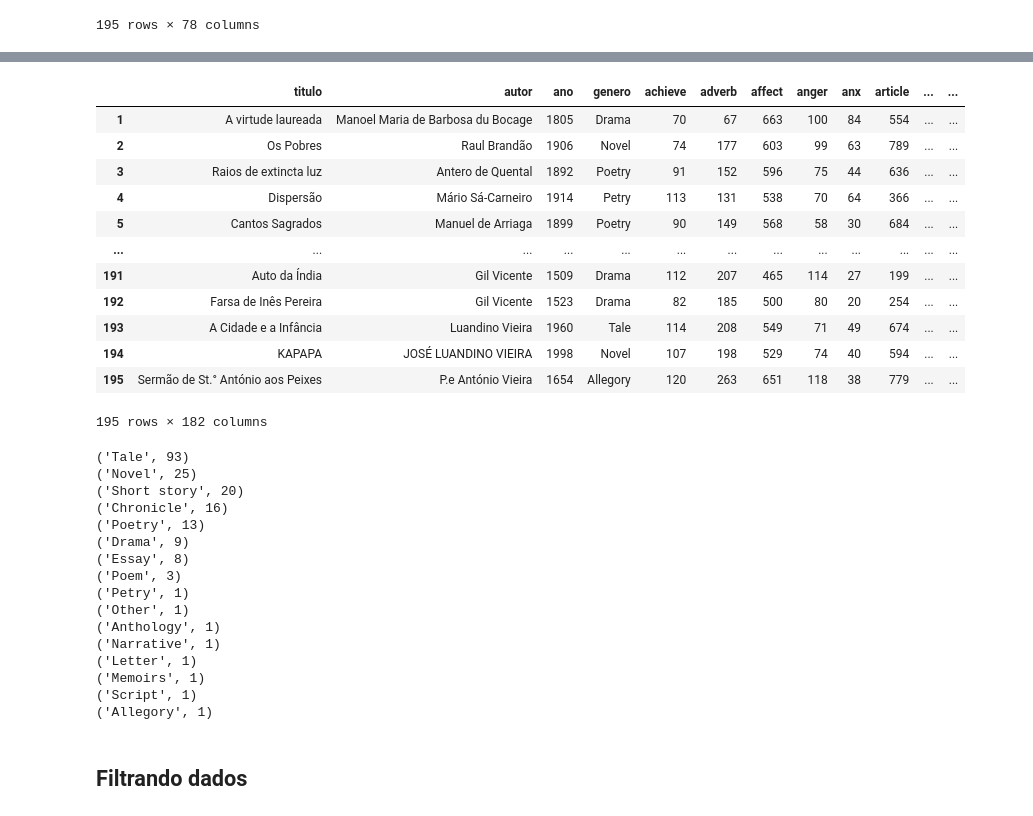
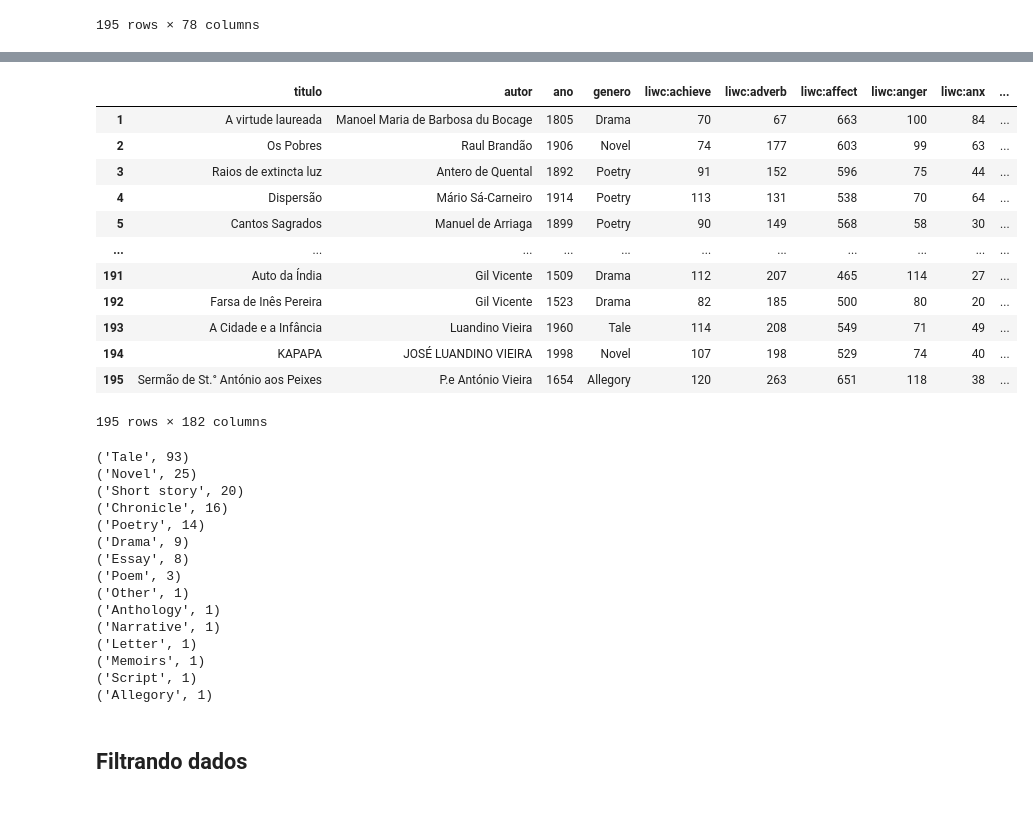
Before and after one commit to mtarcinalli/generos-literarios-bdcamoes, a Jupyter notebook: 04_combinado_rf.ipynb, the cells around one changed output, grey strips where cells are left out. Saved outputs shown, nothing was run; the diff lists cells and outputs as text; code cells hidden in the pictures.

```diff
--- a/04_combinado_rf.ipynb
+++ b/04_combinado_rf.ipynb
@@ -65,19 +116,19 @@ dfTags.iloc[:,3:82]
 # %%
-df1 = pd.concat([dfLiwc, dfTags.iloc[:,3:82], dfUdep.iloc[:,4:196]], axis=1)
+df1 = pd.concat([dfLiwc.iloc[:,0:4], dfLiwc.iloc[:,4:].add_prefix('liwc:'), dfTags.iloc[:,3:].add_prefix('postagger:'), dfUdep.iloc[:,4:].add_prefix('ud:')], axis=1)
 df1
 # %% [output]
-|  | titulo | autor | ano | genero | achieve | adverb | affect | anger | anx | article | ... | ... |
-| 1 | A virtude laureada | Manoel Maria de Barbosa du Bocage | 1805 | Drama | 70 | 67 | 663 | 100 | 84 | 554 | ... | ... |
-| 2 | Os Pobres | Raul Brandão | 1906 | Novel | 74 | 177 | 603 | 99 | 63 | 789 | ... | ... |
-| 3 | Raios de extincta luz | Antero de Quental | 1892 | Poetry | 91 | 152 | 596 | 75 | 44 | 636 | ... | ... |
-| 4 | Dispersão | Mário Sá-Carneiro | 1914 | Petry | 113 | 131 | 538 | 70 | 64 | 366 | ... | ... |
-| 5 | Cantos Sagrados | Manuel de Arriaga | 1899 | Poetry | 90 | 149 | 568 | 58 | 30 | 684 | ... | ... |
-| ... | ... | ... | ... | ... | ... | ... | ... | ... | ... | ... | ... | ... |
-| 191 | Auto da Índia | Gil Vicente | 1509 | Drama | 112 | 207 | 465 | 114 | 27 | 199 | ... | ... |
-| 192 | Farsa de Inês Pereira | Gil Vicente | 1523 | Drama | 82 | 185 | 500 | 80 | 20 | 254 | ... | ... |
-| 193 | A Cidade e a Infância | Luandino Vieira | 1960 | Tale | 114 | 208 | 549 | 71 | 49 | 674 | ... | ... |
-| 194 | KAPAPA | JOSÉ LUANDINO VIEIRA | 1998 | Novel | 107 | 198 | 529 | 74 | 40 | 594 | ... | ... |
-| 195 | Sermão de St.° António aos Peixes | P.e António Vieira | 1654 | Allegory | 120 | 263 | 651 | 118 | 38 | 779 | ... | ... |
+|  | titulo | autor | ano | genero | liwc:achieve | liwc:adverb | liwc:affect | liwc:anger | liwc:anx | ... |
+| 1 | A virtude laureada | Manoel Maria de Barbosa du Bocage | 1805 | Drama | 70 | 67 | 663 | 100 | 84 | ... |
+| 2 | Os Pobres | Raul Brandão | 1906 | Novel | 74 | 177 | 603 | 99 | 63 | ... |
+| 3 | Raios de extincta luz | Antero de Quental | 1892 | Poetry | 91 | 152 | 596 | 75 | 44 | ... |
+| 4 | Dispersão | Mário Sá-Carneiro | 1914 | Poetry | 113 | 131 | 538 | 70 | 64 | ... |
+| 5 | Cantos Sagrados | Manuel de Arriaga | 1899 | Poetry | 90 | 149 | 568 | 58 | 30 | ... |
+| ... | ... | ... | ... | ... | ... | ... | ... | ... | ... | ... |
+| 191 | Auto da Índia | Gil Vicente | 1509 | Drama | 112 | 207 | 465 | 114 | 27 | ... |
+| 192 | Farsa de Inês Pereira | Gil Vicente | 1523 | Drama | 82 | 185 | 500 | 80 | 20 | ... |
+| 193 | A Cidade e a Infância | Luandino Vieira | 1960 | Tale | 114 | 208 | 549 | 71 | 49 | ... |
+| 194 | KAPAPA | JOSÉ LUANDINO VIEIRA | 1998 | Novel | 107 | 198 | 529 | 74 | 40 | ... |
+| 195 | Sermão de St.° António aos Peixes | P.e António Vieira | 1654 | Allegory | 120 | 263 | 651 | 118 | 38 | ... |
 195 rows × 182 columns
 # %%
 y = df1.iloc[:,3].values
@@ -89,11 +140,10 @@ for x in Counter(y).most_common():
 ('Novel', 25)
 ('Short story', 20)
 ('Chronicle', 16)
-('Poetry', 13)
+('Poetry', 14)
 ('Drama', 9)
 ('Essay', 8)
 ('Poem', 3)
-('Petry', 1)
 ('Other', 1)
 ('Anthology', 1)
 ('Narrative', 1)
```
Also changed, not shown: parts of 53 cells of this notebook, 4 other files.
